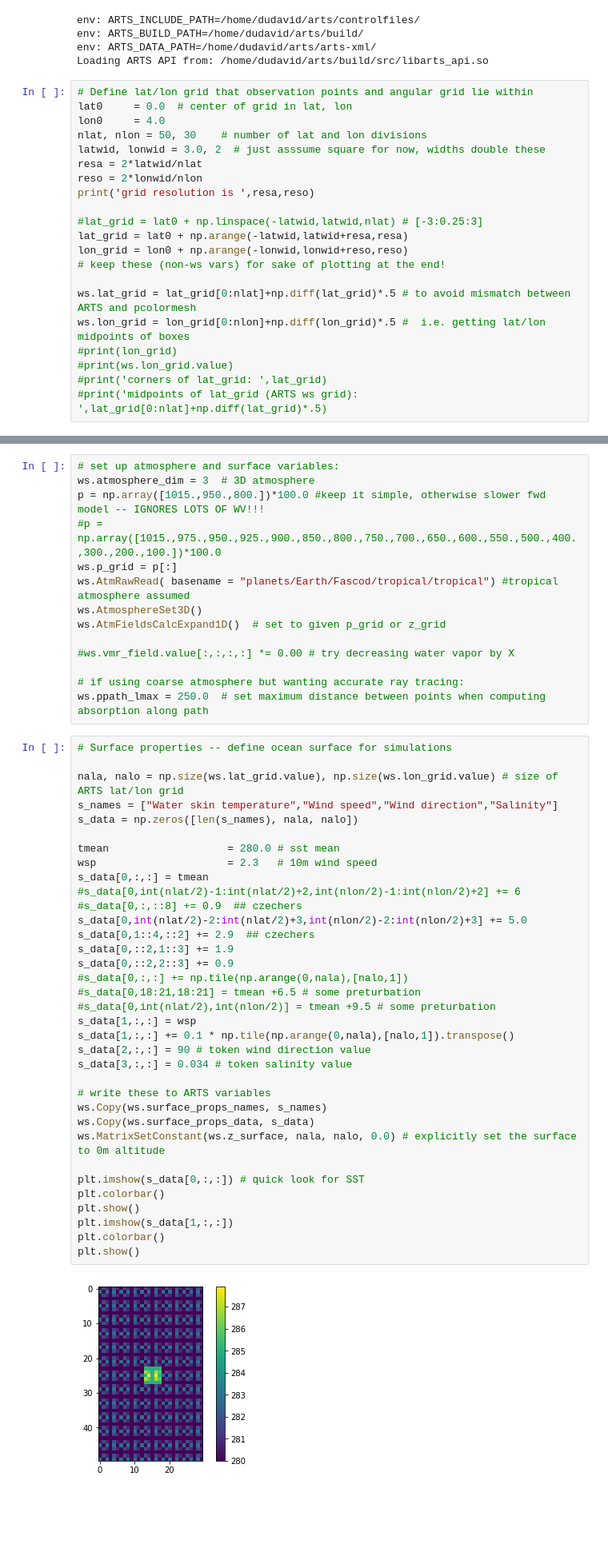
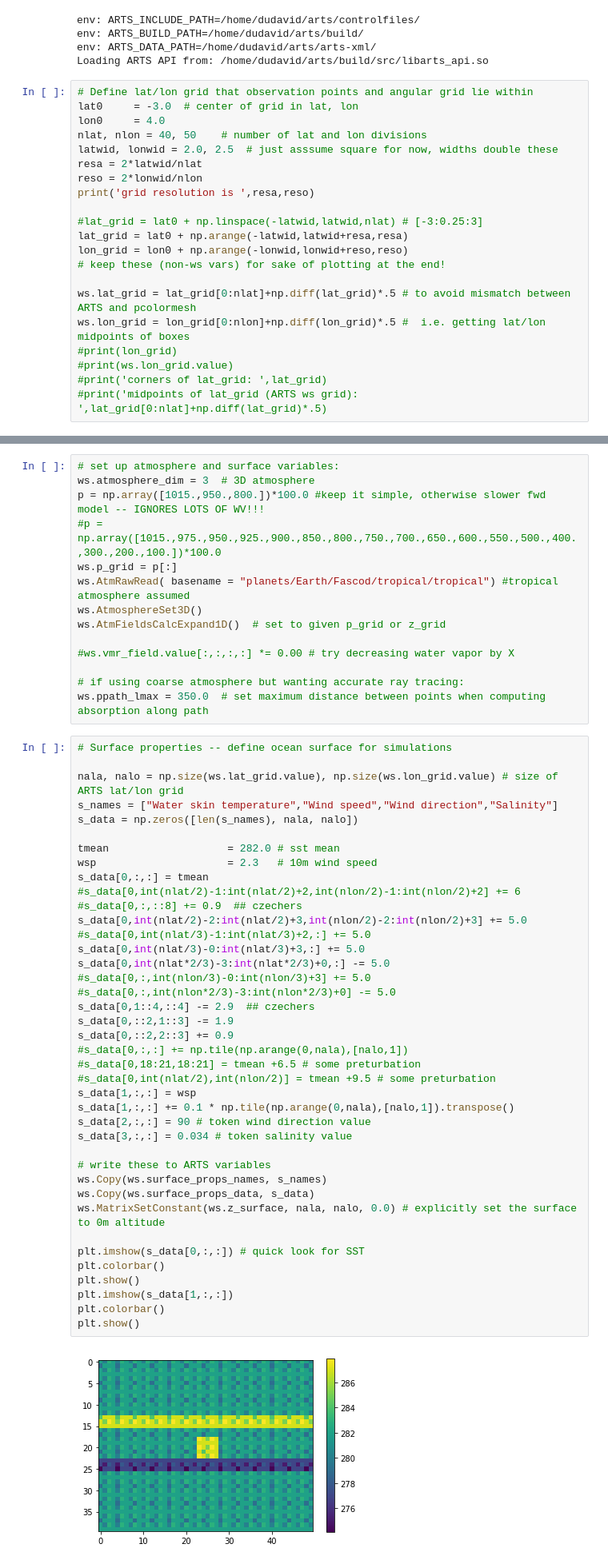
Before and after one commit to cheesetarian/amsr2_var, a Jupyter notebook: am2_mvar/retrieval_syn.ipynb, the cells around one changed output, grey strips where cells are left out. Shown at 80% size. Cells and saved outputs as stored; diff of their text form; blank space fills up the shorter version.

```diff
--- a/am2_mvar/retrieval_syn.ipynb
+++ b/am2_mvar/retrieval_syn.ipynb
@@ -85,10 +88,10 @@ env: ARTS_DATA_PATH=/home/dudavid/arts/arts-xml/
 Loading ARTS API from: /home/dudavid/arts/build/src/libarts_api.so
 # %%
 # Define lat/lon grid that observation points and angular grid lie within
-lat0     = 0.0  # center of grid in lat, lon
+lat0     = -3.0  # center of grid in lat, lon
 lon0     = 4.0
-nlat, nlon = 50, 30    # number of lat and lon divisions
-latwid, lonwid = 3.0, 2  # just asssume square for now, widths double these
+nlat, nlon = 40, 50    # number of lat and lon divisions
+latwid, lonwid = 2.0, 2.5  # just asssume square for now, widths double these
 resa = 2*latwid/nlat
 reso = 2*lonwid/nlon
 print('grid resolution is ',resa,reso)
@@ -119,41 +122,46 @@ ws.AtmFieldsCalcExpand1D()  # set to given p_grid or z_grid
 #ws.vmr_field.value[:,:,:,:] *= 0.00 # try decreasing water vapor by X
 
 # if using coarse atmosphere but wanting accurate ray tracing:
-ws.ppath_lmax = 250.0  # set maximum distance between points when computing absorption along path
+ws.ppath_lmax = 350.0  # set maximum distance between points when computing absorption along path
 # %%
 # Surface properties -- define ocean surface for simulations
 
 nala, nalo = np.size(ws.lat_grid.value), np.size(ws.lon_grid.value) # size of ARTS lat/lon grid
 s_names = ["Water skin temperature","Wind speed","Wind direction","Salinity"]
 s_data = np.zeros([len(s_names), nala, nalo])
 
-tmean                   = 280.0 # sst mean
+tmean                   = 282.0 # sst mean
 wsp                     = 2.3   # 10m wind speed
 s_data[0,:,:] = tmean
 #s_data[0,int(nlat/2)-1:int(nlat/2)+2,int(nlon/2)-1:int(nlon/2)+2] += 6
 #s_data[0,:,::8] += 0.9  ## czechers
 s_data[0,int(nlat/2)-2:int(nlat/2)+3,int(nlon/2)-2:int(nlon/2)+3] += 5.0
-s_data[0,1::4,::2] += 2.9  ## czechers
-s_data[0,::2,1::3] += 1.9
+#s_data[0,int(nlat/3)-1:int(nlat/3)+2,:] += 5.0
+s_data[0,int(nlat/3)-0:int(nlat/3)+3,:] += 5.0
+s_data[0,int(nlat*2/3)-3:int(nlat*2/3)+0,:] -= 5.0
+#s_data[0,:,int(nlon/3)-0:int(nlon/3)+3] += 5.0
+#s_data[0,:,int(nlon*2/3)-3:int(nlon*2/3)+0] -= 5.0
+s_data[0,1::4,::4] -= 2.9  ## czechers
+s_data[0,::2,1::3] -= 1.9
 s_data[0,::2,2::3] += 0.9
 #s_data[0,:,:] += np.tile(np.arange(0,nala),[nalo,1])
 #s_data[0,18:21,18:21] = tmean +6.5 # some preturbation
 #s_data[0,int(nlat/2),int(nlon/2)] = tmean +9.5 # some preturbation
 s_data[1,:,:] = wsp
 s_data[1,:,:] += 0.1 * np.tile(np.arange(0,nala),[nalo,1]).transpose()
 s_data[2,:,:] = 90 # token wind direction value
 s_data[3,:,:] = 0.034 # token salinity value
 
 # write these to ARTS variables
 ws.Copy(ws.surface_props_names, s_names)
 ws.Copy(ws.surface_props_data, s_data)
 ws.MatrixSetConstant(ws.z_surface, nala, nalo, 0.0) # explicitly set the surface to 0m altitude
 
 plt.imshow(s_data[0,:,:]) # quick look for SST
 plt.colorbar()
 plt.show()
 plt.imshow(s_data[1,:,:])
 plt.colorbar()
 plt.show()
 # %% [output]
-[figure, old version]
+[figure, new version]
```
Also changed, not shown: parts of 21 cells of this notebook.
